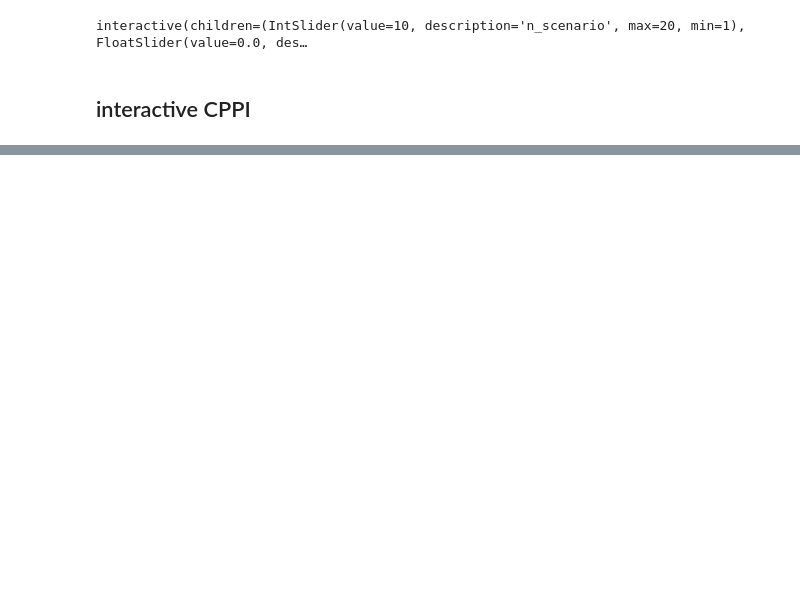
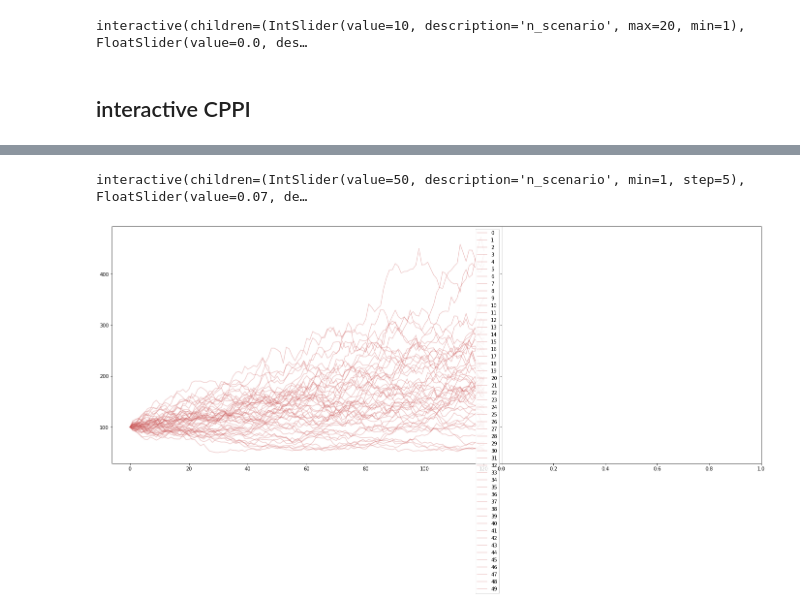
Before and after one commit to oxlupo/finance-courses, a Jupyter notebook: train/interactive_plot.ipynb, the cells around one changed output, grey strips where cells are left out. Cells and saved outputs as stored; diff of their text form; code cells hidden in the pictures; blank space fills up the shorter version.

```diff
--- a/train/interactive_plot.ipynb
+++ b/train/interactive_plot.ipynb
@@ -64,0 +102,63 @@ interactive(children=(IntSlider(value=50, description='n_scenario', min=1, step=
+# %%
+def show_ccpi(n_scenario=50, mu=0.07, sigma=0.15, m=3, floor=0., risk_free_rate=.03, y_max=100):
+    """plot of ccpi of monte carlo """
+    start = 100
+    sim_rets = erk.gbm(n_scenarios=n_scenario, mu=mu, sigma=sigma, prices=False, steps_per_year=12)
+    risky_r = pd.DataFrame(sim_rets)
+
+    btr = erk.run_cppi(risky_r=pd.DataFrame(risky_r), riskfree_rate=risk_free_rate, m=m, start=start,floor=floor)
+    wealth = btr["Wealth"]
+
+    y_max = wealth.values.max() * y_max /100
+    terminal_wealth = wealth.iloc[-1]
+
+    tw_mean = terminal_wealth.mean()
+    tw_median = terminal_wealth.median()
+    failure_mask = np.less(terminal_wealth, start*floor)
+    n_failures = failure_mask.sum()
+    p_fail = n_failures / n_scenario
+
+    e_shortfall = np.dot(tv-start* floor, failure_mask)/n_failures if n_failures > 0 else 0.0
+
+    fig, (wealth_ax, hist_ax) = plt.subplots(nrows=1, ncols=2, sharey=True, gridspec_kw={'width_ratios': [3,2]}, figsize=(24,9))
+    plt.subplots_adjust(wspace=0.0)
+
+    wealth.plot(ax=wealth_ax, legend=True, alpha=0.3, color="indianred")
+    wealth.axhline(y=start, ls=":", color="black")
+    wealth.axhline(y=start*floor, ls="--", color="red")
+    wealth_ax.set_ylim(top=y_max)
+
+    terminal_wealth.plot.hist(ax=hist_ax, bins=50, ec="w", fc="indianred", orientation="horizontal")
+
+    hist_ax.axhline(y=start, ls=":", color="black")
+    hist_ax.axhline(y=tw_mean, ls=":", color="blue")
+    hist_ax.axhline(y=tw_median, ls=":", color="purple")
+    hist_ax.annotate(f"Mean: ${int(tw_mean)}", xy=(.7,.9), xycoords="axes fraction", fontsize=24)
+    hist_ax.annotate(f"Median: ${int(tw_median)}", xy=(.7,.85), xycoords='axes fraction', fontsize=24)
+
+    if (floor > 0.01):
+        hist_ax.axhline(y=start*floor, ls="--", color='red', linewidth=3)
+        hist_ax.annotate(f"Valditions: ${n_failures} ({p_fail * 100:2.2f}%)\nE(shortfall)=${e_shortfall:2.2f}", xy= (.7,.7), xycoords="axes fraction", fontsize=24)
+
+
+    ax = wealth.plot(legend=False, alpha=0.3, color="indianred", figsize=(12,8))
+    ax.axhline(y=start, ls=":", color="black")
+    ax.axhline(y=start*floor, ls="--", color="red")
+    ax.set_ylim(top=y_max)
+
+    terminal_wealth.plot.hist(ax=hist_ax, bins=50, ec="w", fc="indianred", orientation="horizontal")
+    hist_ax.axhline(y=start, ls=":", color='black')
+
+cppi_controls = widget.interactive(show_ccpi,
+                                   n_scenario=widget.IntSlider(min=1, max=100, step=5, value=50),
+                                   mu= (0., +0.2, 0.01),
+                                   sigma= (0, .3, .05),
+                                   floor= (0, 2, 0.1),
+                                   risk_free_rat= (0,.5, .1),
+                                   y_max = widget.IntSlider(min=0, max=100, step=1, value=50,
+                                                           description="Zoom Y Axis")
+)
+display(cppi_controls)
+# %% [output]
+interactive(children=(IntSlider(value=50, description='n_scenario', min=1, step=5), FloatSlider(value=0.07, de…
+[figure, added]
```
Also changed, not shown: parts of 8 cells of this notebook, 1 other file.
